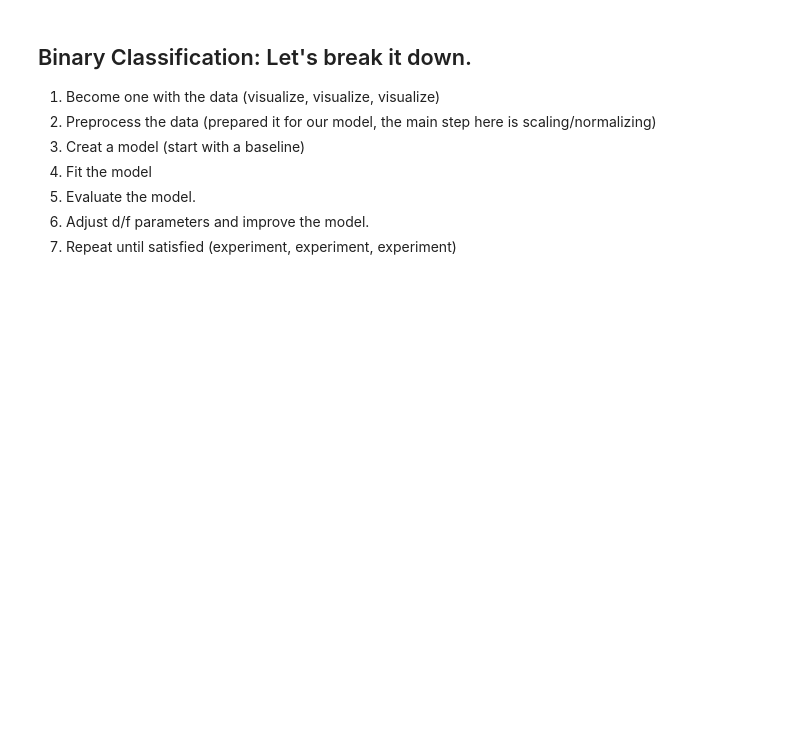
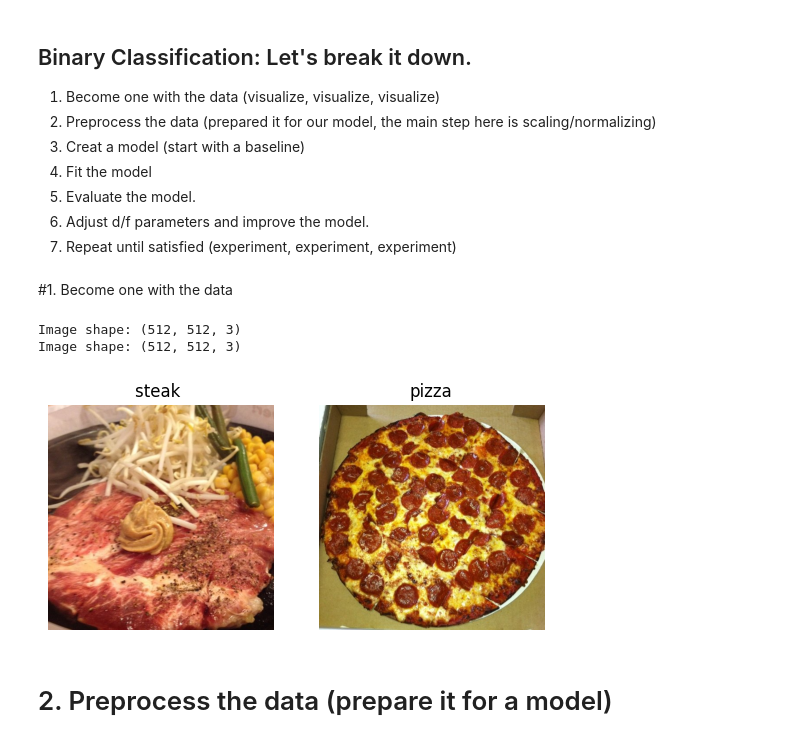
Before and after one commit to LivingstonTardzenyuy/Deep-Learning-with-TensorFlow, a Jupyter notebook: 03_introduction_to_computer_vision_with_tensorflow.ipynb, the cells around one changed output. Saved outputs shown, nothing was run; the diff lists cells and outputs as text; code cells hidden in the pictures; blank space fills up the shorter version.

```diff
--- a/03_introduction_to_computer_vision_with_tensorflow.ipynb
+++ b/03_introduction_to_computer_vision_with_tensorflow.ipynb
@@ -86,7 +86,7 @@ import random
 
 def view_random_image(target_dir, target_class):
   # Setup the target directory
-  target_folder = target_dir + target_class
+  target_folder = target_dir + target_class.strip()
   # Get a random image path
   random_image = random.sample(os.listdir(target_folder), 1)
   # Read in the image and plot it using matplotlib
@@ -342,10 +431,18 @@ model_3.summary()
 5. Evaluate the model.
 6. Adjust d/f parameters and improve the model.
 7. Repeat until satisfied (experiment, experiment, experiment)
+# %% [markdown]
+#1. Become one with the data
 # %%
 # Visualize data.
 plt.figure()
 plt.subplot(1,2,1)
 steak_img = view_random_image('pizza_steak/train/', 'steak ')
-plt.subplot(1,2,1)
-pizza_img = view_random_image('pizza_steak/train', 'pizza')
+plt.subplot(1,2,2)
+pizza_img = view_random_image('pizza_steak/train/', 'pizza')
+# %% [output]
+Image shape: (512, 512, 3)
+Image shape: (512, 512, 3)
+[figure, added]
+# %% [markdown]
+# 2. Preprocess the data (prepare it for a model)
```
Also changed, not shown: parts of 24 cells of this notebook.
